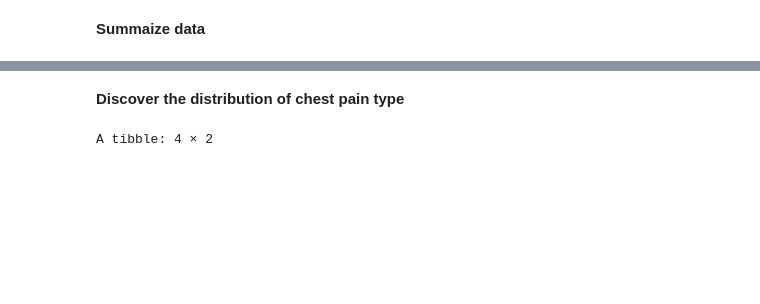
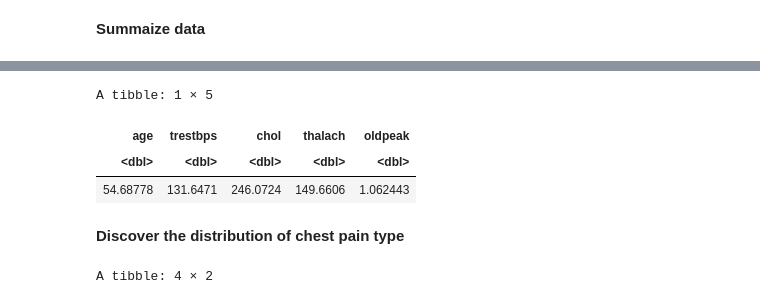
Before and after one commit to Yuvitee/DSCI-100-project, a Jupyter notebook: Heart Disease Proposal.ipynb, the cells around one changed output, grey strips where cells are left out. Drawn from its saved outputs; the diff is of its cells as text; code cells hidden in the pictures; blank space fills up the shorter version.

Commit message:
more summarize

```diff
--- a/Heart Disease Proposal.ipynb
+++ b/Heart Disease Proposal.ipynb
@@ -140,3 +236,13 @@ A tibble: 222 × 14
+# %%
+mean_data <- chest_pain_train|>
+select(age,trestbps,chol,thalach,oldpeak)|>
+summarize(across(age:oldpeak, mean, na.rm = TRUE))
+mean_data
+# %% [output]
+A tibble: 1 × 5
+| age | trestbps | chol | thalach | oldpeak |
+| <dbl> | <dbl> | <dbl> | <dbl> | <dbl> |
+| 54.68778 | 131.6471 | 246.0724 | 149.6606 | 1.062443 |
 # %% [markdown]
 **Discover the distribution of chest pain type**
 # %%
```
Also changed, not shown: parts of 12 cells of this notebook.
